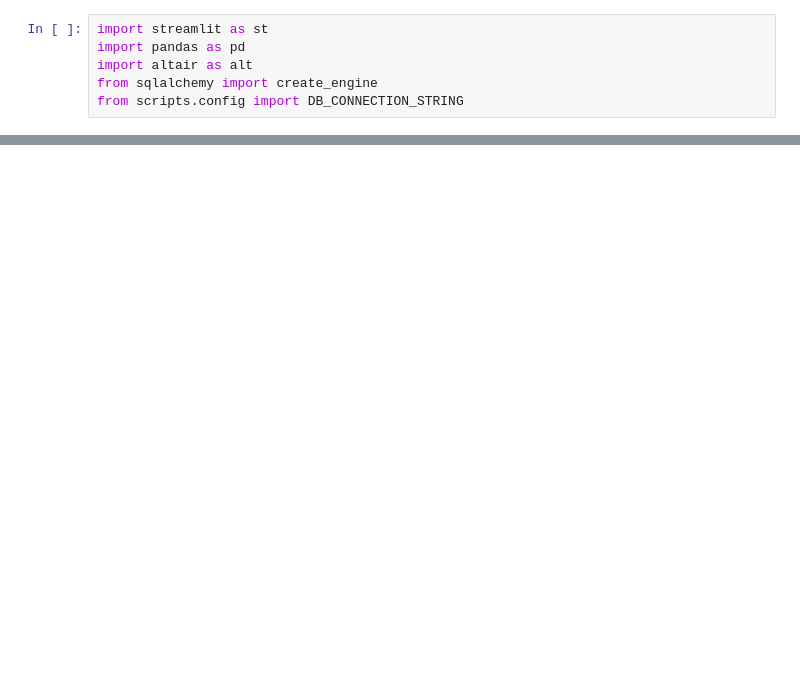
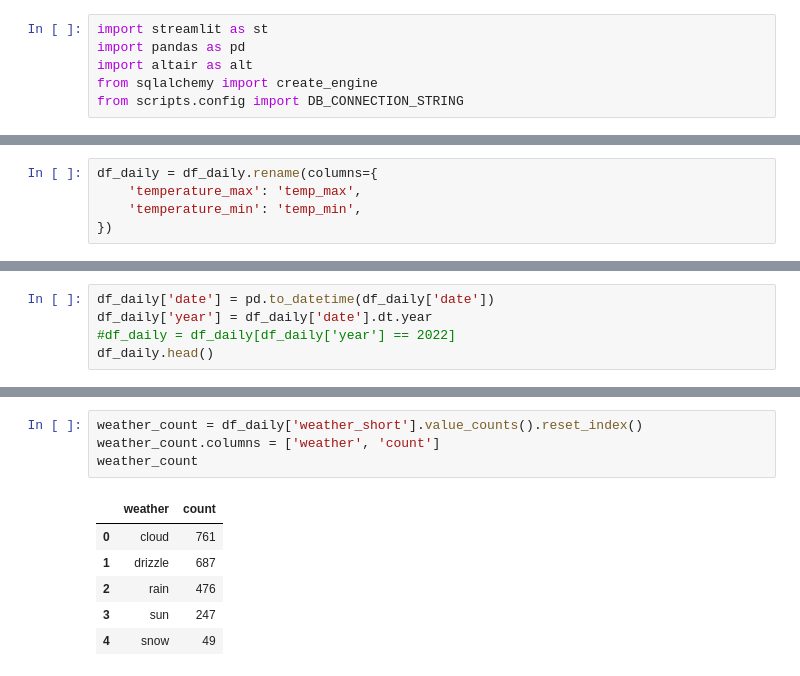
Before and after one commit to NhatNamPhan/Weather_Airflow_Pipeline, a Jupyter notebook: dashboard.ipynb, the cells around one changed output, grey strips where cells are left out. Saved outputs shown, nothing was run; the diff lists cells and outputs as text; blank space fills up the shorter version.

```diff
--- a/dashboard.ipynb
+++ b/dashboard.ipynb
@@ -26,0 +20,5 @@ df_daily
+# %%
+df_daily = df_daily.rename(columns={
+    'temperature_max': 'temp_max',
+    'temperature_min': 'temp_min',
+})
@@ -26,0 +73,5 @@ df_daily
+# %%
+df_daily['date'] = pd.to_datetime(df_daily['date'])
+df_daily['year'] = df_daily['date'].dt.year
+#df_daily = df_daily[df_daily['year'] == 2022]
+df_daily.head()
@@ -26,0 +110,11 @@ df_daily
+# %%
+weather_count = df_daily['weather_short'].value_counts().reset_index()
+weather_count.columns = ['weather', 'count']
+weather_count
+# %% [output]
+|  | weather | count |
+| 0 | cloud | 761 |
+| 1 | drizzle | 687 |
+| 2 | rain | 476 |
+| 3 | sun | 247 |
+| 4 | snow | 49 |
```
Also changed, not shown: parts of 9 cells of this notebook.
